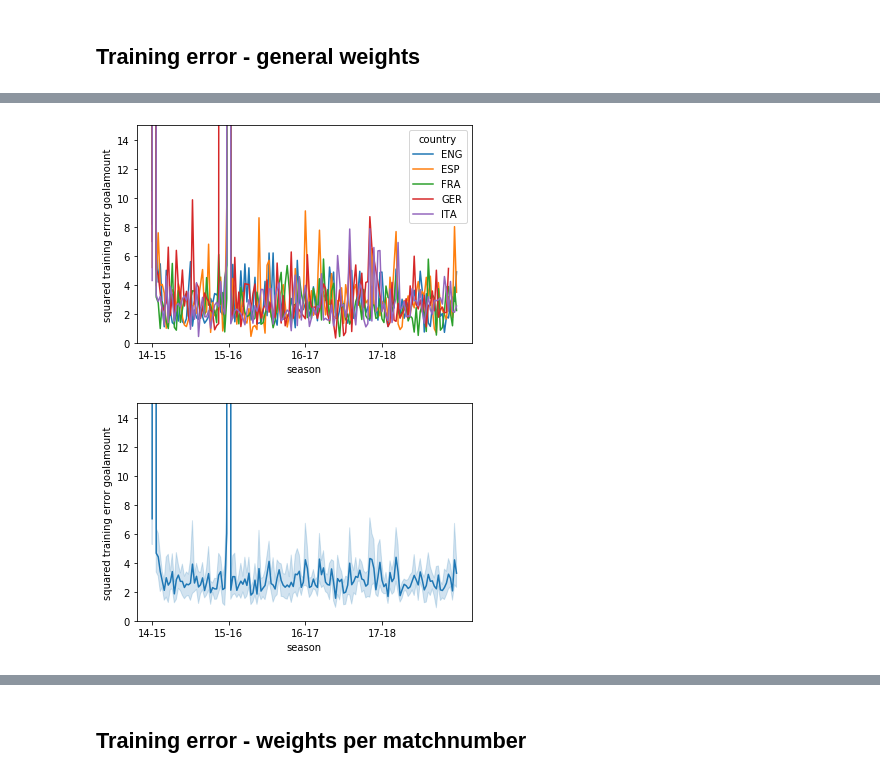
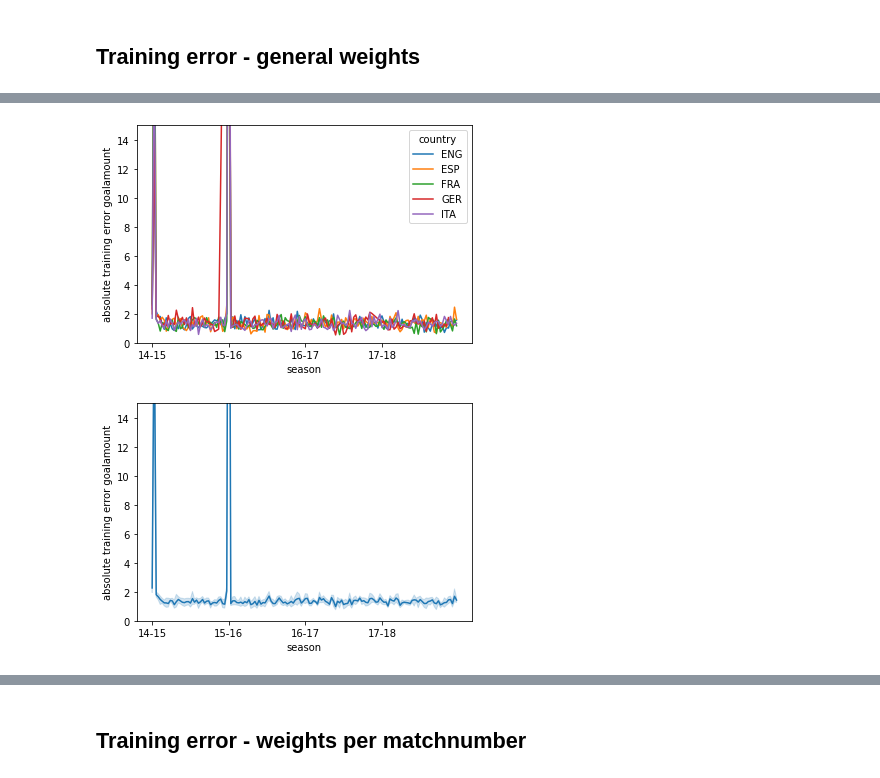
Before and after one commit to LUKEx76/football_prediction, a Jupyter notebook: ac_model/ac_regression.ipynb, the cells around one changed output, grey strips where cells are left out. Cells and saved outputs as stored; diff of their text form; code cells hidden in the pictures.

```diff
--- a/ac_model/ac_regression.ipynb
+++ b/ac_model/ac_regression.ipynb
@@ -309,22 +331,22 @@ if do_a_training_error_run:
 # %%
 training_error_df = pd.read_csv('training_error_general.csv', sep=';')
 sns.lineplot(data=training_error_df,
-             x="season_matchnumber", y="squared_error_ga", hue="country")
+             x="season_matchnumber", y="abs_error_ga", hue="country")
 plt.xticks(["14_1", "15_1", "16_1", "17_1"], ["14-15","15-16","16-17","17-18"])
 plt.ylim(0, 15)
 plt.xlabel("season")
-plt.ylabel("squared training error goalamount")
+plt.ylabel("absolute training error goalamount")
 plt.show()
 sns.lineplot(data=training_error_df, x="season_matchnumber",
-             y="squared_error_ga")
+             y="abs_error_ga")
 plt.xticks(["14_1", "15_1", "16_1", "17_1"], [
            "14-15", "15-16", "16-17", "17-18"])
 plt.ylim(0, 15)
 plt.xlabel("season")
-plt.ylabel("squared training error goalamount")
+plt.ylabel("absolute training error goalamount")
 plt.show()
 # %% [output]
-[figure, old version]
+[figure, new version]
-[figure, old version]
+[figure, new version]
 # %%
 sns.lineplot(data=training_error_df, x="season_matchnumber",
```
Also changed, not shown: parts of 12 cells of this notebook, 9 other files.
